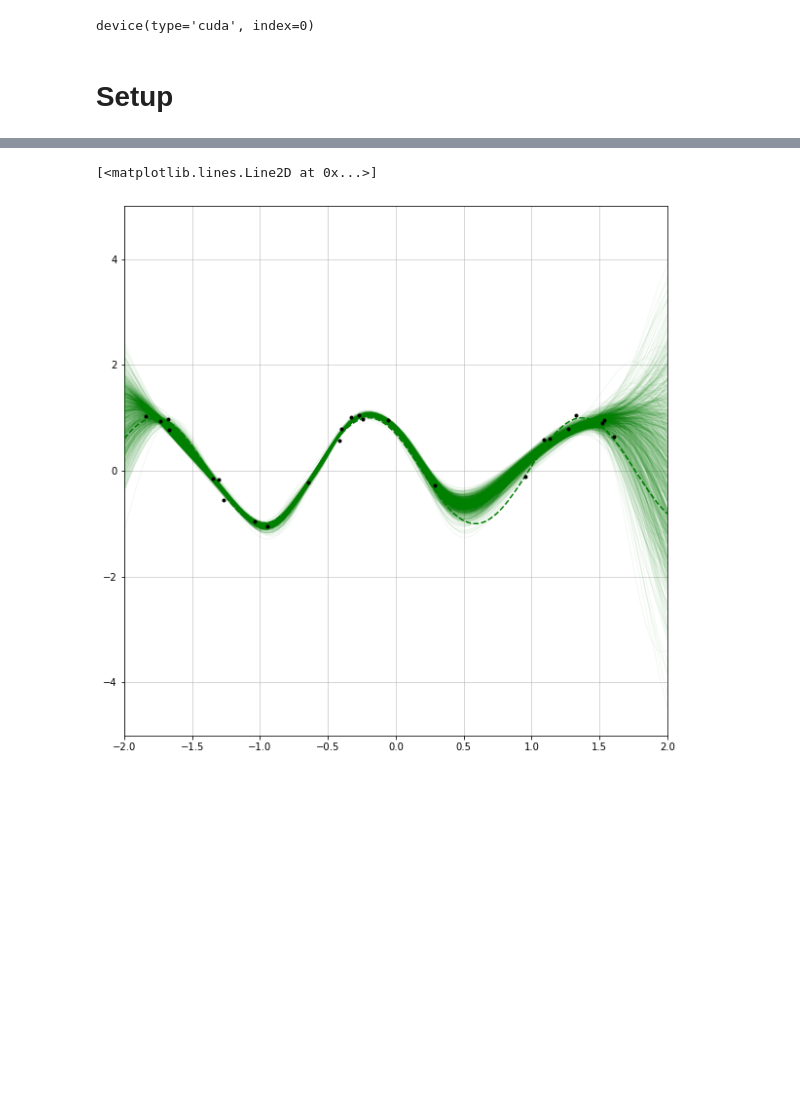
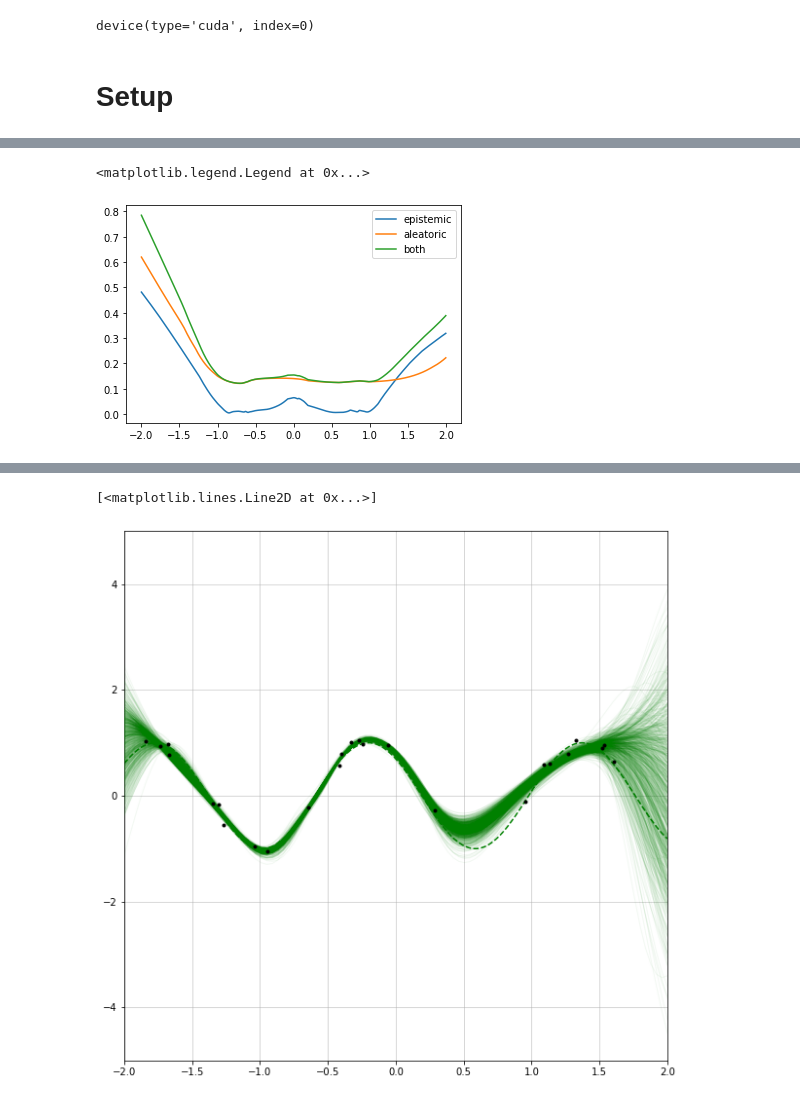
Before and after one commit to yannpequignot/IVISpaces, a Jupyter notebook: Notebooks/Toy_Hydra.ipynb, the cells around one changed output, grey strips where cells are left out. Drawn from its saved outputs; the diff is of its cells as text; code cells hidden in the pictures; blank space fills up the shorter version.

```diff
--- a/Notebooks/Toy_Hydra.ipynb
+++ b/Notebooks/Toy_Hydra.ipynb
@@ -172 +195,6 @@ if hasattr(setup, '_scaler_y'):
+# %%
+num_heads=10
+num_epochs=2000
+model = build_hydra(num_inputs=num_inputs,num_heads=num_heads, num_outputs=1, direct_variance_head=True).to(device)
+loss = GaussianHydraLoss()
 # %%
@@ -202,20 +226,3 @@ with trange(num_epochs) as tr:
-# %%
-def test_hydranet_sigma(x_test, model):
-    num_test_samples = x_test.shape[0]
-    #Evaluate the model
-    model.eval()
-    y_t = model.forward(x_test).data.cpu().numpy()
-    n = model.num_heads
-
-    mu_i = y_t[:,:-1] # outputs from the n heads
-    mu_star = np.mean(mu_i, axis=1) #The means of the n hydra head predictions
-
-    sigma2_i = np.log(1. + np.exp(y_t[:,-1])) + 1e-6 #last head gives sigma2_i
-    sigma2_hydra = np.var(mu_i, axis=1, ddof=1) #variance of hydranet outputs
-    sigma2_star = sigma2_i + sigma2_hydra
-    sigma_star = np.sqrt(sigma2_star) #variance of convolution of the two normal measures
-
-    return (mu_star, sigma_star),np.sqrt(sigma2_hydra),np.sqrt(sigma2_hydra)
 # %%
 #compute metrics on test
 from Metrics import LPP
@@ -260,3 +281,11 @@ plt.plot(inputs.cpu(),sigma2_hydra)
+# %%
+plt.plot(inputs.cpu(),sigma_e,label='epistemic')
+plt.plot(inputs.cpu(),sigma_a, label='aleatoric')
+plt.plot(inputs.cpu(),np.sqrt(sigma_a**2+sigma_e**2), label='both')
+plt.legend()
+# %% [output]
+<matplotlib.legend.Legend at 0x...>
+[figure, added]
 # %%
 x_pred=torch.linspace(-2.,2.,1000).to(device)
 
```
Also changed, not shown: parts of 10 cells of this notebook, 15 other files.
